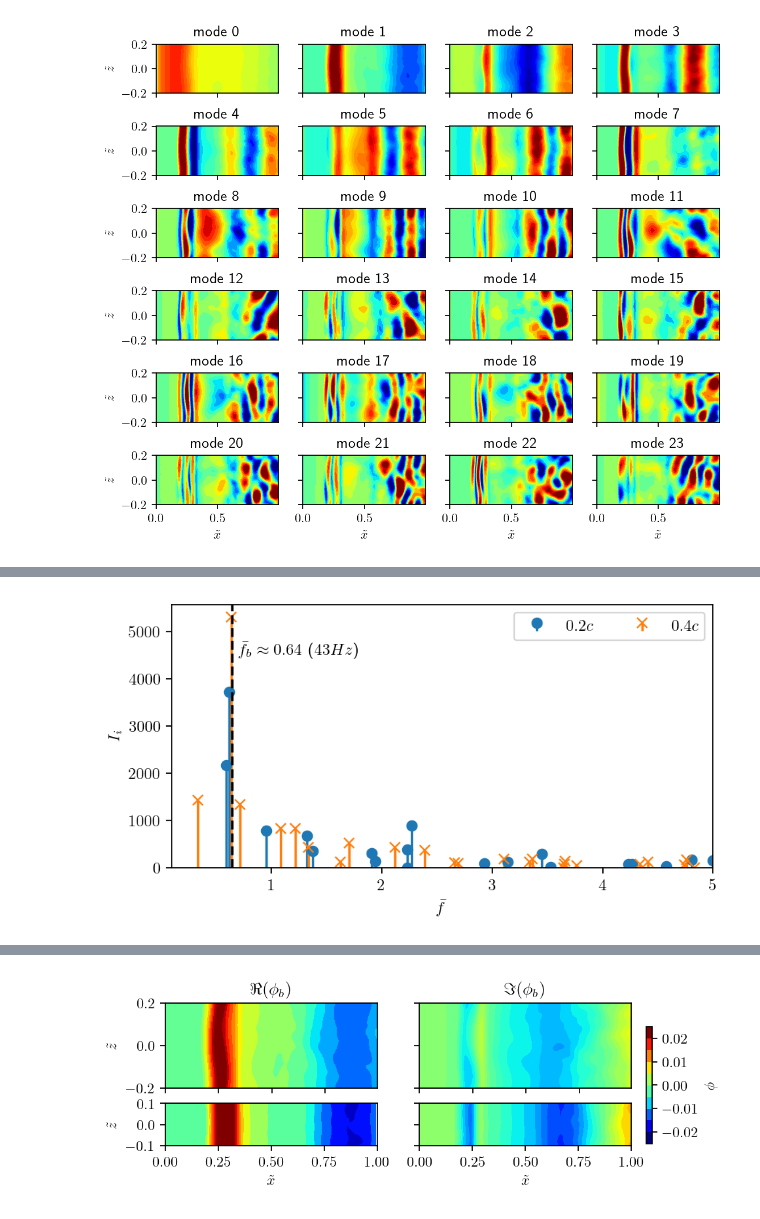
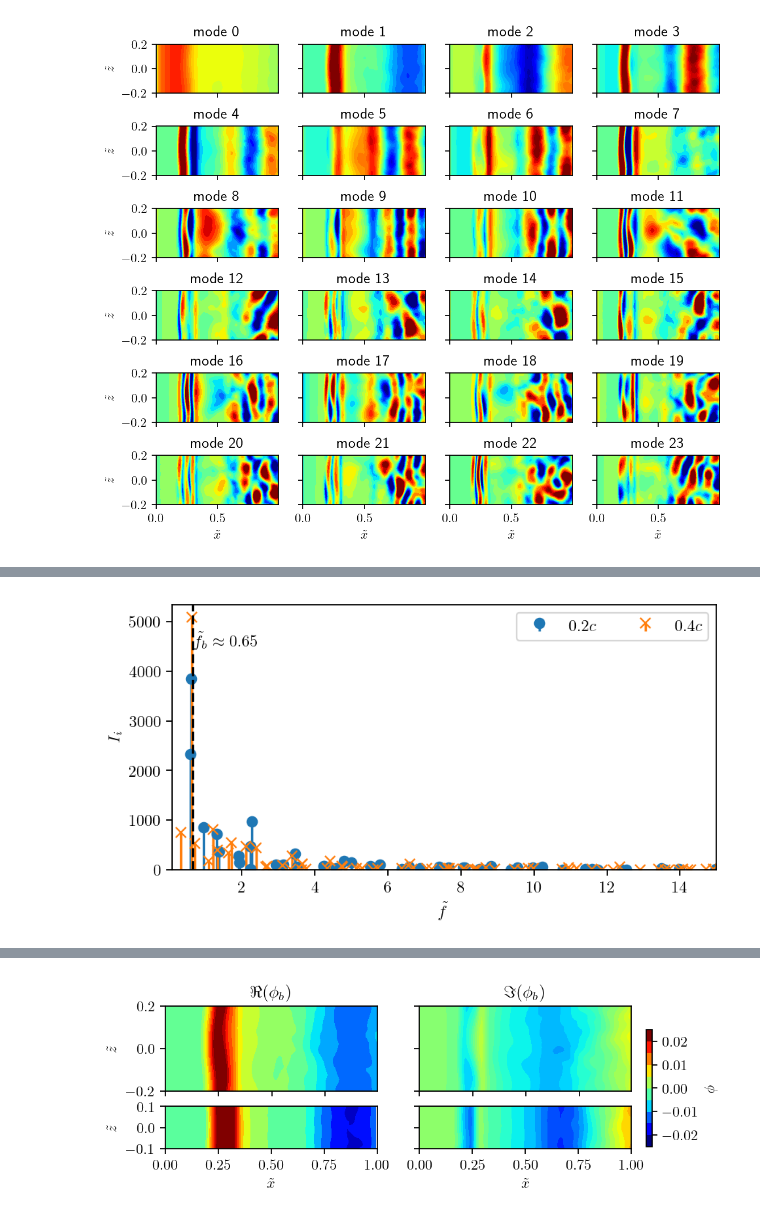
Before and after one commit to FlowModelingControl/naca0012_shock_buffet, a Jupyter notebook: notebooks/naca0012_surface_modal_analysis.ipynb, the cells around one changed output, grey strips where cells are left out. Cells and saved outputs as stored; diff of their text form; code cells hidden in the pictures.

```diff
--- a/notebooks/naca0012_surface_modal_analysis.ipynb
+++ b/notebooks/naca0012_surface_modal_analysis.ipynb
@@ -59,7 +45,7 @@ tensor(324) tensor(0.0325)
 # %%
 # normalize vertices with chord length
 vert_z25 = (vert_z25 - vert_z25[:, 0].min()) / (vert_z25[:, 0].max() - vert_z25[:, 0].min())
-vert_r1_z25 = (vert_r1_z25 - vert_r1_z25[:, 0].max()) / (vert_r1_z25[:, 0].max() - vert_r1_z25[:, 0].min())
+vert_r1_z25 = (vert_r1_z25 - vert_r1_z25[:, 0].min()) / (vert_r1_z25[:, 0].max() - vert_r1_z25[:, 0].min())
 vert_z50 = (vert_z50 - vert_z50[:, 0].min()) / (vert_z50[:, 0].max() - vert_z50[:, 0].min())
 # %%
 # dimensionless times
@@ -151,14 +143,14 @@ start_idx, end_idx, end_idx-start_idx, times_z25[end_idx]
 # creating data matrices for lower and upper side
 dm_z25_up = pt.zeros((mask_z25_up.sum().item(), end_idx.item()-start_idx.item()))
 dm_z25_low = pt.zeros((mask_z25_low.sum().item(), end_idx.item()-start_idx.item()))
+dm_z25_r1_up = pt.zeros((mask_z25_r1_up.sum().item(), end_idx.item()-start_idx.item()))
 dm_z50_up = pt.zeros((mask_z50_up.sum().item(), end_idx.item()-start_idx.item()))
 dm_z50_low = pt.zeros((mask_z50_low.sum().item(), end_idx.item()-start_idx.item()))
 
 for i in range(end_idx.item()-start_idx.item()):
     dm_z25_up[:, i] = pt.masked_select(dm_z25[:, start_idx.item()+i], mask_z25_up)
     dm_z25_low[:, i] = pt.masked_select(dm_z25[:, start_idx.item()+i], mask_z25_low)
-
-for i in range(end_idx.item()-start_idx.item()):
+    dm_z25_r1_up[:, i] = pt.masked_select(dm_r1_z25[:, start_idx.item()+i], mask_z25_r1_up)
     dm_z50_up[:, i] = pt.masked_select(dm_z50[:, start_idx.item()+i], mask_z50_up)
     dm_z50_low[:, i] = pt.masked_select(dm_z50[:, start_idx.item()+i], mask_z50_low)
 # %%
@@ -355,14 +343,0 @@ plt.show()
-# %%
-L2_z25 = []
-L2_z50 = []
-L2_z25_orth = []
-L2_z50_orth = []
-
-ranks = list(range(50, 701, 50))
-
-for r in ranks:
-    print(f"\rr={r}", end="")
-    L2_z25.append((DMD(dm_z25_up, dt=dt, rank=r, optimal=True).reconstruction - dm_z25_up).norm())
-    L2_z50.append((DMD(dm_z50_up, dt=dt, rank=r, optimal=True).reconstruction - dm_z50_up).norm())
-    L2_z25_orth.append((DMD(dm_z25_up, dt=dt, rank=r, optimal=True, unitary=True).reconstruction - dm_z25_up).norm())
-    L2_z50_orth.append((DMD(dm_z50_up, dt=dt, rank=r, optimal=True, unitary=True).reconstruction - dm_z50_up).norm())
@@ -384,14 +343,0 @@ plt.show()
-# %%
-L2_z25 = []
-L2_z50 = []
-L2_z25_orth = []
-L2_z50_orth = []
-
-ranks = list(range(50, 350, 50))
-
-for r in ranks:
-    print(f"\rr={r}", end="")
-    L2_z25.append((DMD(dm_z25_up[:, ::2], dt=dt, rank=r, optimal=True).reconstruction - dm_z25_up[:, ::2]).norm())
-    L2_z50.append((DMD(dm_z50_up[:, ::2], dt=dt, rank=r, optimal=True).reconstruction - dm_z50_up[:, ::2]).norm())
-    L2_z25_orth.append((DMD(dm_z25_up[:, ::2], dt=dt, rank=r, optimal=True, unitary=True).reconstruction - dm_z25_up[:, ::2]).norm())
-    L2_z50_orth.append((DMD(dm_z50_up[:, ::2], dt=dt, rank=r, optimal=True, unitary=True).reconstruction - dm_z50_up[:, ::2]).norm())
@@ -433,24 +364,24 @@ Overall DMD size: 30.5906Mb
 # %%
 pos_z25 = dmd_z25.frequency > 1
 pos_z50 = dmd_z50.frequency > 1
 imp_z25 = dmd_z25.integral_contribution
 imp_z50 = dmd_z50.integral_contribution
 
 fig, ax = plt.subplots(1, 1, figsize=(6, 3))
 ax.stem(normalize_frequency(dmd_z25.frequency[pos_z25].numpy()), imp_z25[pos_z25].numpy(), basefmt="none", linefmt="C0-", label=r"$0.2c$")
 ax.stem(normalize_frequency(dmd_z50.frequency[pos_z50].numpy()), imp_z50[pos_z50].numpy(), basefmt="none", linefmt="C1-", markerfmt="C1x", label=r"$0.4c$")
-ax.set_xlabel(r"$\bar{f}$")
+ax.set_xlabel(r"$\tilde{f}$")
 ax.set_ylabel(r"$I_i$")
 ax.legend(ncol=2)
-ax.set_xlim(0.1, 5)
+ax.set_xlim(0.1, 15)
 ax.set_ylim(0)
-ax.axvline(0.6433, ls="--", c="k")
-ax.text(0.7, 4500, r"$\bar{{f}}_{b}\approx 0.64$ ($43Hz$)")
+ax.axvline(0.65, ls="--", c="k")
+ax.text(0.7, 4500, r"$\tilde{{f}}_{b}\approx 0.65$")
 
 plt.savefig(output + "naca_dmd_surface_freq.svg", bbox_inches="tight")
 plt.savefig(output + "naca_dmd_surface_freq.png", bbox_inches="tight")
 plt.savefig(output + "naca_dmd_surface_freq.pdf", bbox_inches="tight")
 
 plt.show()
 # %% [output]
-[figure, old version]
+[figure, new version]
```
Also changed, not shown: parts of 27 cells of this notebook, 30 other files.
